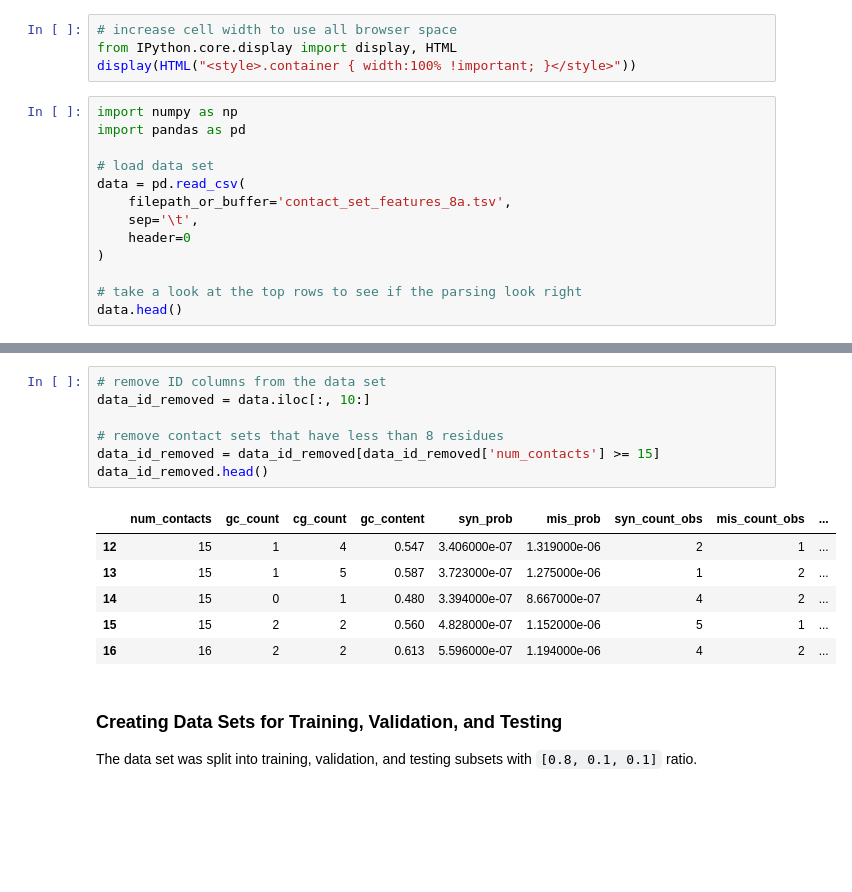
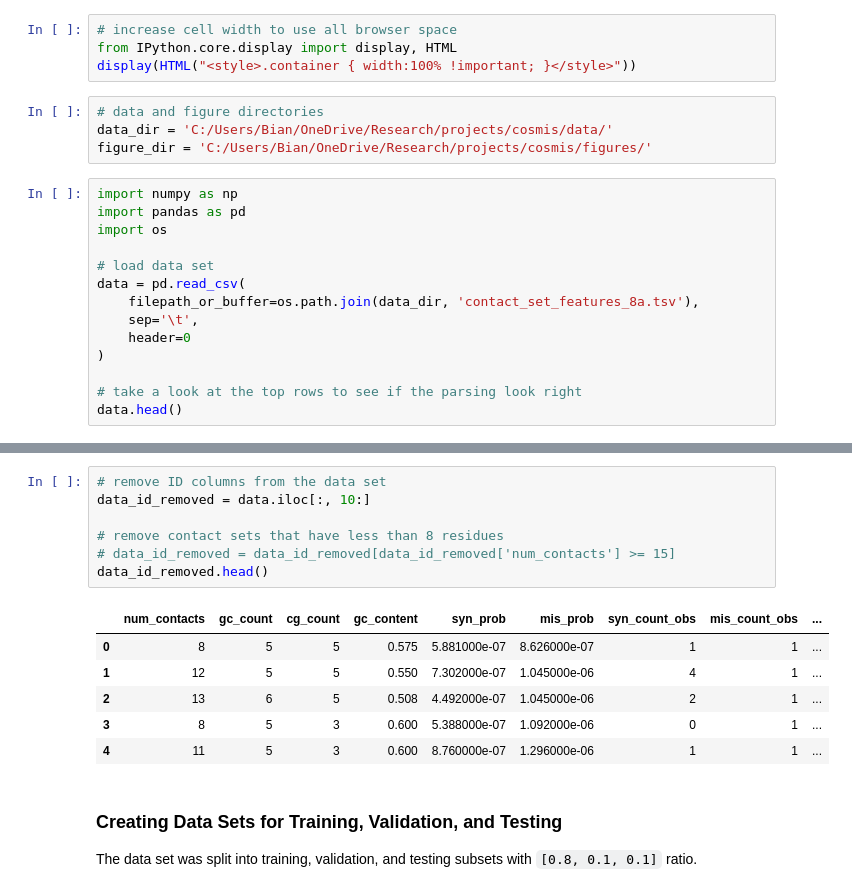
Before and after one commit to CapraLab/cosmis, a Jupyter notebook: scripts/predict_variant_count.ipynb, the cells around one changed output, grey strips where cells are left out. Drawn from its saved outputs; the diff is of its cells as text; blank space fills up the shorter version.

````diff
--- a/scripts/predict_variant_count.ipynb
+++ b/scripts/predict_variant_count.ipynb
@@ -4,13 +4,18 @@
 # increase cell width to use all browser space
 from IPython.core.display import display, HTML
 display(HTML("<style>.container { width:100% !important; }</style>"))
+# %%
+# data and figure directories
+data_dir = 'C:/Users/Bian/OneDrive/Research/projects/cosmis/data/'
+figure_dir = 'C:/Users/Bian/OneDrive/Research/projects/cosmis/figures/'
 # %%
 import numpy as np
 import pandas as pd
+import os
 
 # load data set
 data = pd.read_csv(
-    filepath_or_buffer='contact_set_features_8a.tsv',
+    filepath_or_buffer=os.path.join(data_dir, 'contact_set_features_8a.tsv'),
     sep='\t',
     header=0
 )
@@ -27,17 +32,17 @@ data.head()
 # %%
 # remove ID columns from the data set
 data_id_removed = data.iloc[:, 10:]
 
 # remove contact sets that have less than 8 residues
-data_id_removed = data_id_removed[data_id_removed['num_contacts'] >= 15]
+# data_id_removed = data_id_removed[data_id_removed['num_contacts'] >= 15]
 data_id_removed.head()
 # %% [output]
 |  | num_contacts | gc_count | cg_count | gc_content | syn_prob | mis_prob | syn_count_obs | mis_count_obs | ... |
-| 12 | 15 | 1 | 4 | 0.547 | 3.406000e-07 | 1.319000e-06 | 2 | 1 | ... |
-| 13 | 15 | 1 | 5 | 0.587 | 3.723000e-07 | 1.275000e-06 | 1 | 2 | ... |
-| 14 | 15 | 0 | 1 | 0.480 | 3.394000e-07 | 8.667000e-07 | 4 | 2 | ... |
-| 15 | 15 | 2 | 2 | 0.560 | 4.828000e-07 | 1.152000e-06 | 5 | 1 | ... |
-| 16 | 16 | 2 | 2 | 0.613 | 5.596000e-07 | 1.194000e-06 | 4 | 2 | ... |
+| 0 | 8 | 5 | 5 | 0.575 | 5.881000e-07 | 8.626000e-07 | 1 | 1 | ... |
+| 1 | 12 | 5 | 5 | 0.550 | 7.302000e-07 | 1.045000e-06 | 4 | 1 | ... |
+| 2 | 13 | 6 | 5 | 0.508 | 4.492000e-07 | 1.045000e-06 | 2 | 1 | ... |
+| 3 | 8 | 5 | 3 | 0.600 | 5.388000e-07 | 1.092000e-06 | 0 | 1 | ... |
+| 4 | 11 | 5 | 3 | 0.600 | 8.760000e-07 | 1.296000e-06 | 1 | 1 | ... |
 # %% [markdown]
 ### Creating Data Sets for Training, Validation, and Testing
 The data set was split into training, validation, and testing subsets with ```[0.8, 0.1, 0.1]``` ratio.
````
Also changed, not shown: parts of 20 cells of this notebook, 4 other files.
